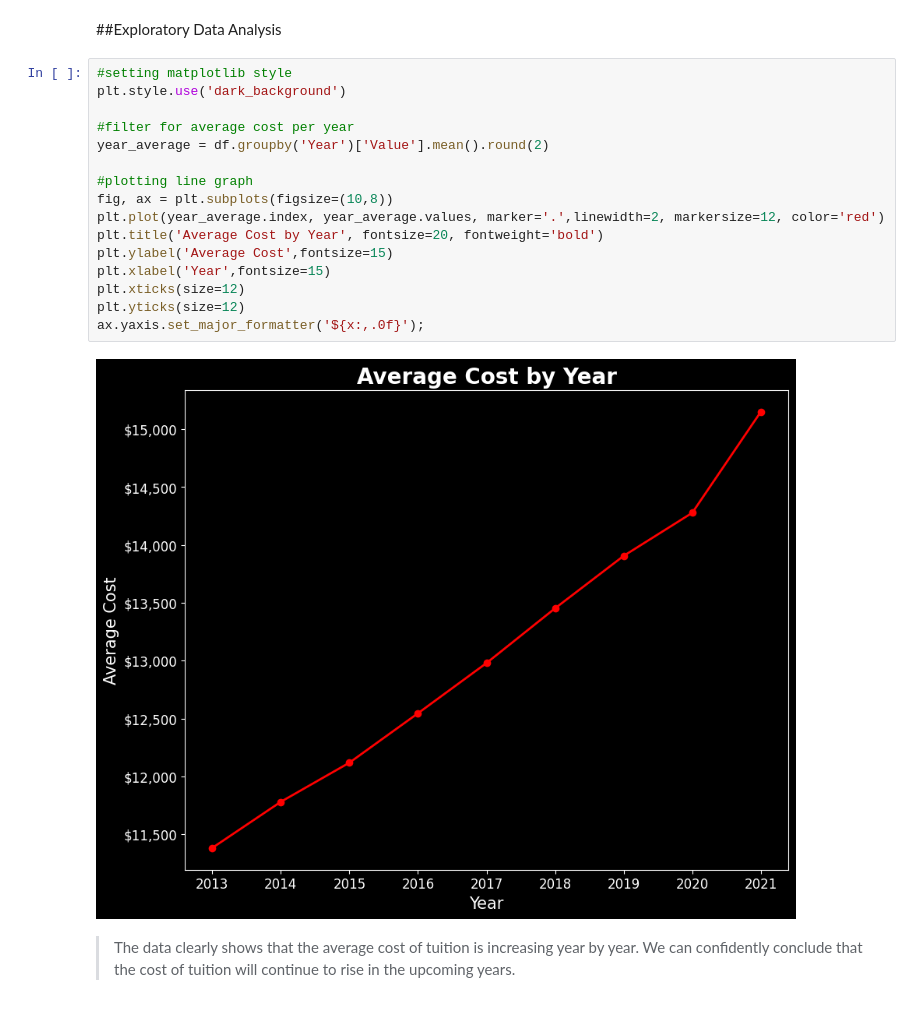
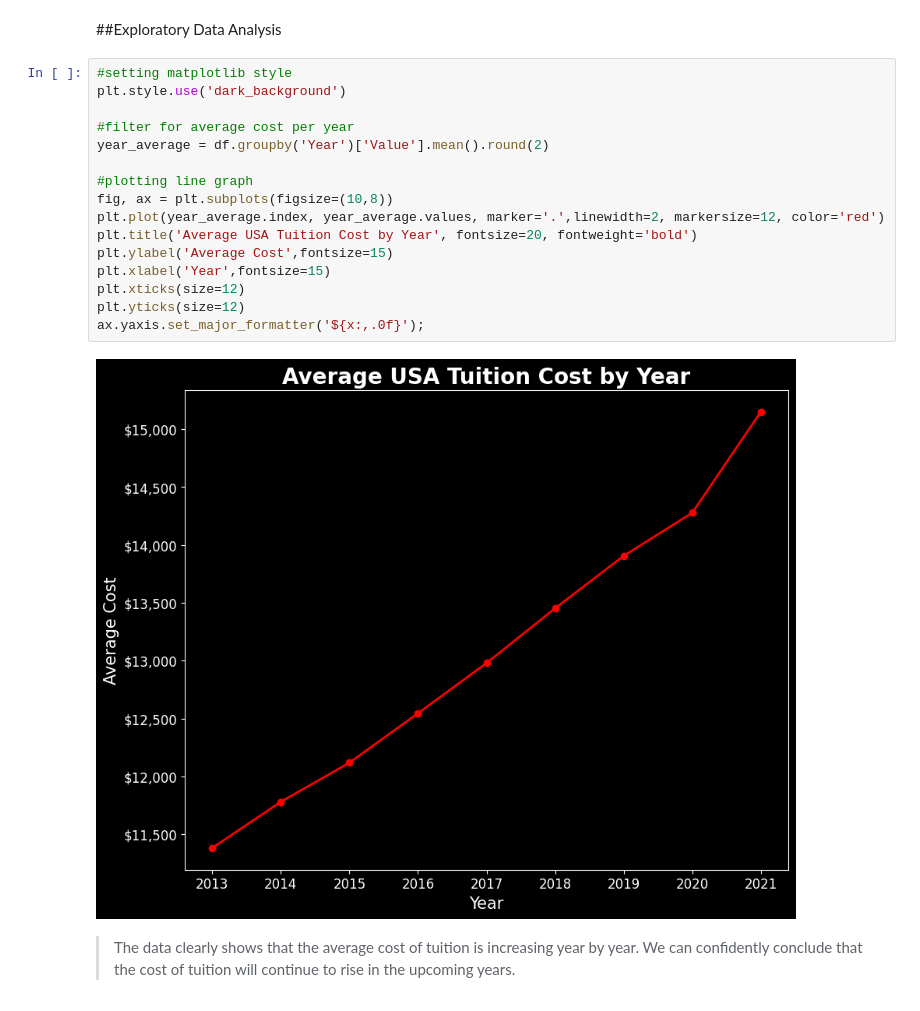
Before and after one commit to daisy-rivera/Cost-of-Undergraduate-Tuition, a Jupyter notebook: Project2_Part4.ipynb, the cells around one changed output. Drawn from its saved outputs; the diff is of its cells as text.

```diff
--- a/Project2_Part4.ipynb
+++ b/Project2_Part4.ipynb
@@ -203,21 +203,21 @@ mldf = df.copy()
 # %%
 #setting matplotlib style
 plt.style.use('dark_background')
 
 #filter for average cost per year
 year_average = df.groupby('Year')['Value'].mean().round(2)
 
 #plotting line graph
 fig, ax = plt.subplots(figsize=(10,8))
 plt.plot(year_average.index, year_average.values, marker='.',linewidth=2, markersize=12, color='red')
-plt.title('Average Cost by Year', fontsize=20, fontweight='bold')
+plt.title('Average USA Tuition Cost by Year', fontsize=20, fontweight='bold')
 plt.ylabel('Average Cost',fontsize=15)
 plt.xlabel('Year',fontsize=15)
 plt.xticks(size=12)
 plt.yticks(size=12)
 ax.yaxis.set_major_formatter('${x:,.0f}');
 # %% [output]
-[figure, old version]
+[figure, new version]
 # %% [markdown]
 > The data clearly shows that the average cost of tuition is increasing year by year. We can confidently conclude that the cost of tuition will continue to rise in the upcoming years.
 # %%
```
Also changed, not shown: parts of 4 cells of this notebook.
